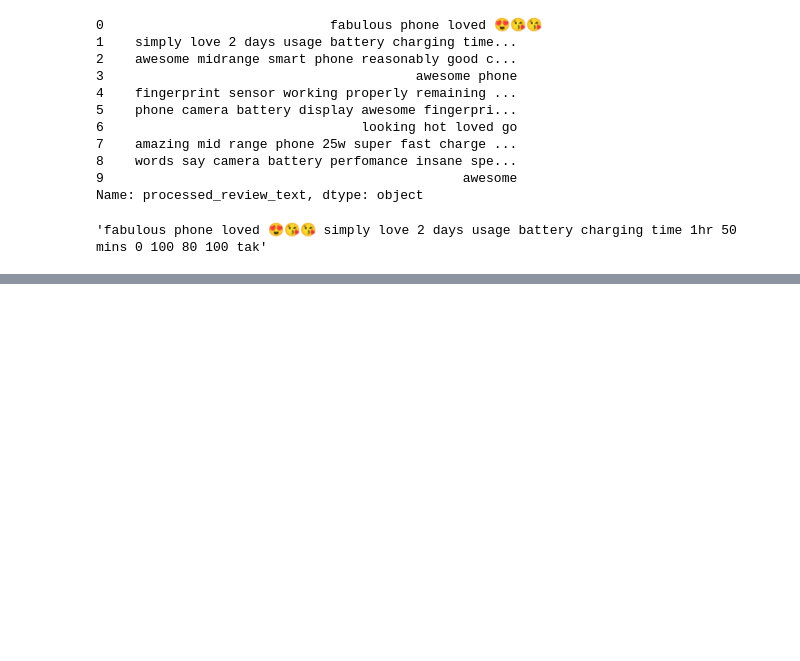
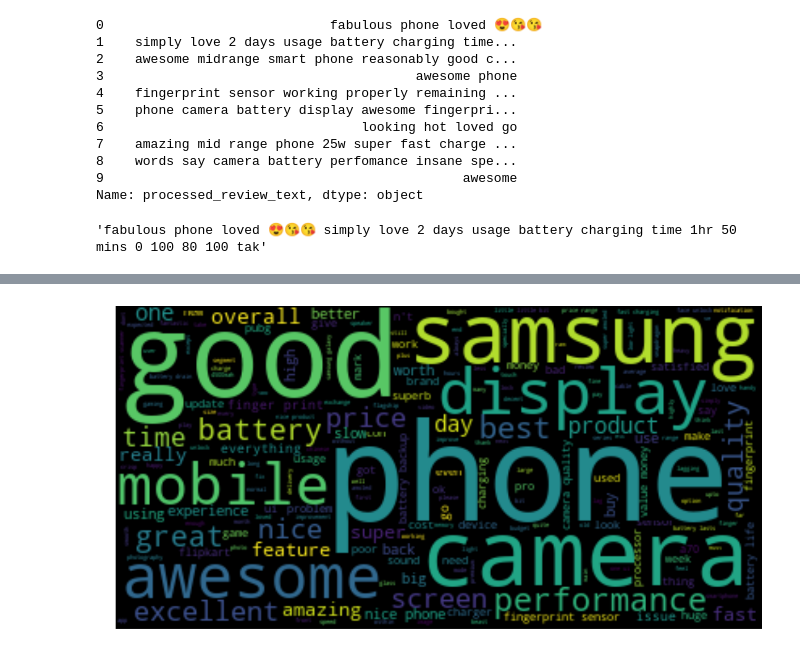
Before and after one commit to ace-racer/ReviewAnalysis, a Jupyter notebook: src/descriptive_analytics/Analyse product reviews.ipynb, the cells around one changed output, grey strips where cells are left out. Saved outputs shown, nothing was run; the diff lists cells and outputs as text; code cells hidden in the pictures; blank space fills up the shorter version.

Commit message:
Create word cloud for positive and negative

```diff
--- a/src/descriptive_analytics/Analyse product reviews.ipynb
+++ b/src/descriptive_analytics/Analyse product reviews.ipynb
@@ -120,10 +134,8 @@ all_reviews_concat[:100]
 # %% [output]
 'fabulous phone loved 😍😘😘 simply love 2 days usage battery charging time 1hr 50 mins 0 100 80 100 tak'
 # %%
-# Generate a word cloud image
-wordcloud = WordCloud().generate(all_reviews_concat)
-plt.rcParams['figure.figsize'] = [20, 10]
-
-
-plt.imshow(wordcloud, interpolation='bilinear')
-plt.axis("off")
+def generate_word_cloud_for_reviews(df):
+    reviews_concat = " ".join(df["processed_review_text"].values)
+    wordcloud = WordCloud().generate(reviews_concat)
+    plt.imshow(wordcloud, interpolation='bilinear')
+    plt.axis("off")
@@ -132,0 +142,3 @@ plt.axis("off")
+# %%
+positive_reviews_df = reviews_df[(reviews_df["rating"] >= 3) & (reviews_df["rating"] <= 5)]
+negative_reviews_df = reviews_df[(reviews_df["rating"] >= 0) & (reviews_df["rating"] <= 3)]
@@ -132,0 +168,4 @@ plt.axis("off")
+# %%
+generate_word_cloud_for_reviews(positive_reviews_df)
+# %% [output]
+[figure, added]
```
Also changed, not shown: parts of 9 cells of this notebook.
